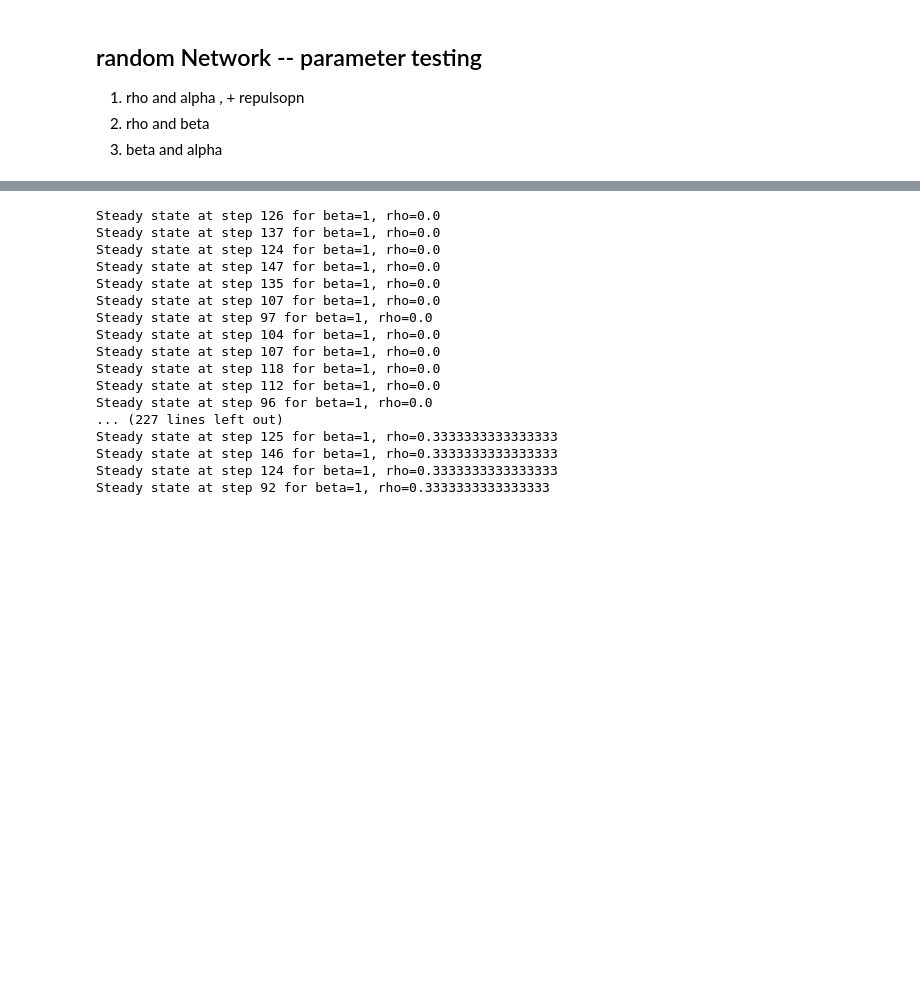
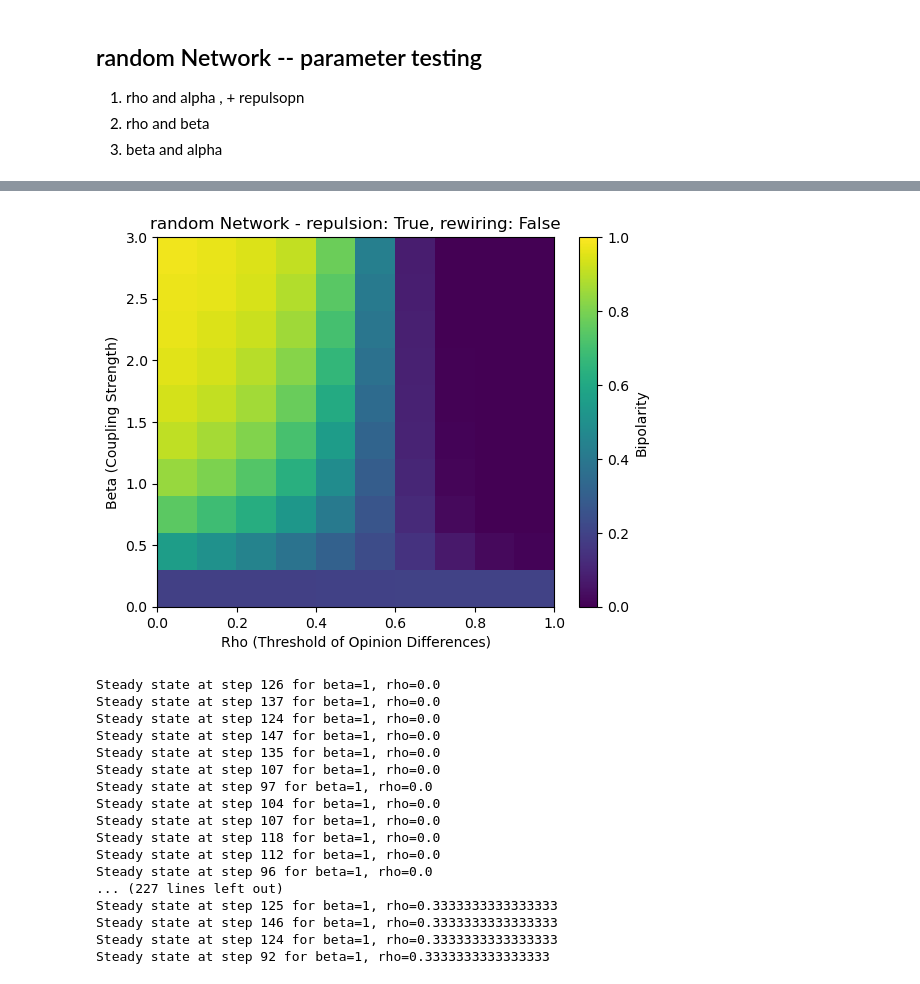
Before and after one commit to Batuffola/review_opinion-dynamics, a Jupyter notebook: update.ipynb, the cells around one changed output, grey strips where cells are left out. Saved outputs shown, nothing was run; the diff lists cells and outputs as text; code cells hidden in the pictures; blank space fills up the shorter version.

```diff
--- a/update.ipynb
+++ b/update.ipynb
@@ -926,3 +1173,13 @@ Steady state at step 138 for beta=3.0, rho=0.2222222222222222
+# %%
+plt.imshow(bipolarity, origin="lower", aspect="auto",
+           extent=[rhos.min(), rhos.max(), betas.min(), betas.max()],vmin=0, vmax=1)
+plt.colorbar(label="Bipolarity")
+plt.xlabel("Rho (Threshold of Opinion Differences)")
+plt.ylabel("Beta (Coupling Strength)")
+plt.title(f"random Network - repulsion: {repulsion}, rewiring: {rewiring}")
+plt.show()
+# %% [output]
+[figure, added]
 # %%
 # Initialize the model
 num_agents = 200
```
Also changed, not shown: parts of 22 cells of this notebook.
